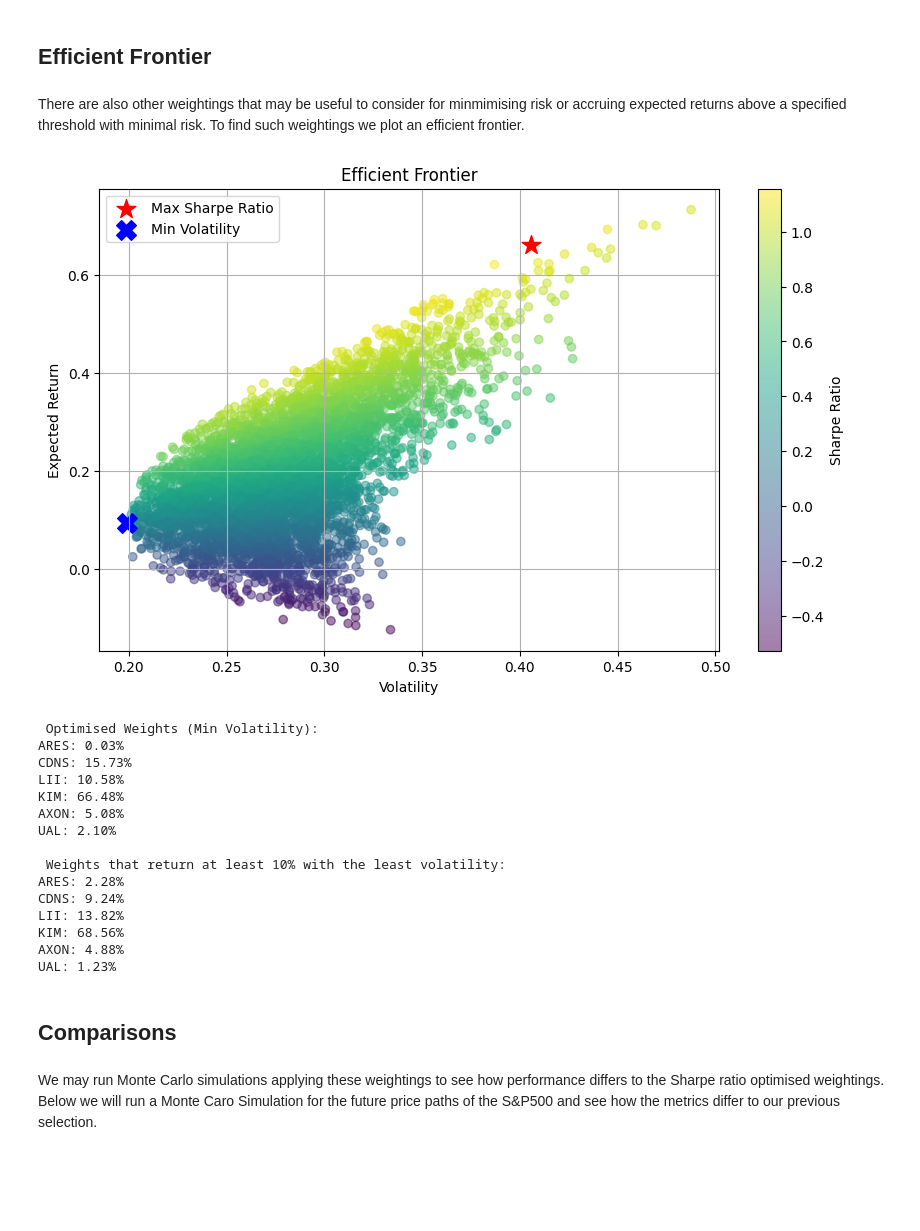
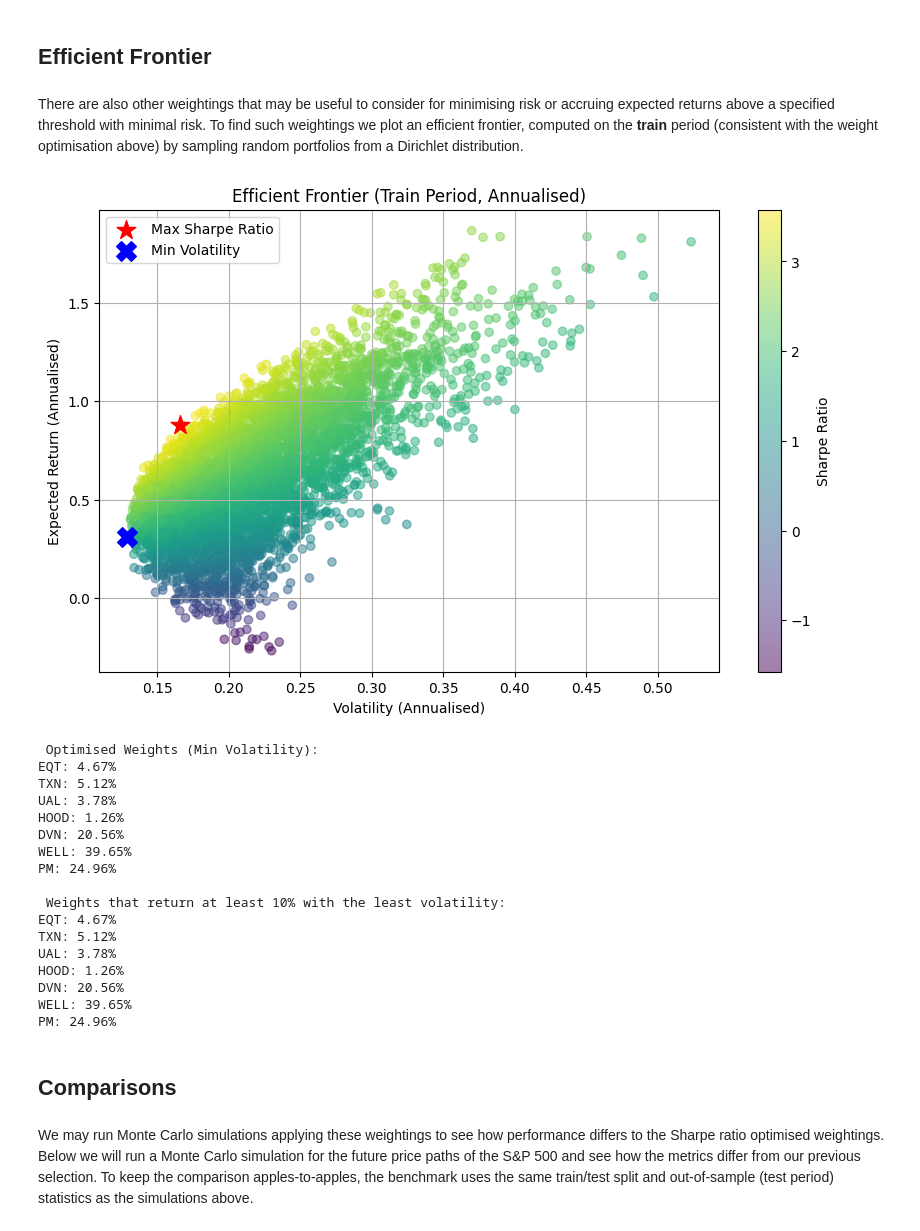
Before and after one commit to tm3023/Stock-Portfolio-Analysis, a Jupyter notebook: Portfolio_Analysis.ipynb, the cells around one changed output. Cells and saved outputs as stored; diff of their text form; code cells hidden in the pictures; blank space fills up the shorter version.

```diff
--- a/Portfolio_Analysis.ipynb
+++ b/Portfolio_Analysis.ipynb
@@ -350,10 +365,11 @@ Mean Max Drawdown: -20.73%
 # %% [markdown]
 ## Efficient Frontier
 # %% [markdown]
-There are also other weightings that may be useful to consider for minmimising risk or accruing expected returns above a specified threshold with minimal risk. To find such weightings we plot an efficient frontier.
+There are also other weightings that may be useful to consider for minimising risk or accruing expected returns above a specified threshold with minimal risk. To find such weightings we plot an efficient frontier, computed on the **train** period (consistent with the weight optimisation above) by sampling random portfolios from a Dirichlet distribution.
 # %%
-# EFFICIENT FRONTIER
-np.random.seed(123)
+# EFFICIENT FRONTIER (train period, consistent with the weight optimisation above)
+rng = set_seed(SEED)
+
 # Settings
 n_portfolios = 5000
 
@@ -365,14 +381,14 @@ results = {
 }
 
 for i in range(n_portfolios):
-    weights = np.random.dirichlet(np.ones(len(selected_tickers)))
-    port_return = np.dot(weights, mean_returns)
-    port_volatility = np.sqrt(np.dot(weights.T, np.dot(cov_matrix, weights)))
-    sharpe_ratio = (port_return - risk_free_rate)*np.sqrt(252) / port_volatility
+    weights = rng.dirichlet(np.ones(len(selected_tickers)))
+    port_return, port_volatility, sharpe_ratio = portfolio_performance(
+        weights, train_mean_returns, train_cov_matrix, risk_free_rate
+    )
 
     # Annualise
     port_return = ((1 + port_return)**252) - 1
-    port_volatility =  port_volatility * np.sqrt(252)
+    port_volatility = port_volatility * np.sqrt(252)
 
     results["returns"].append(port_return)
     results["volatility"].append(port_volatility)
@@ -393,59 +409,65 @@ scatter = plt.scatter(
     portfolios_df['returns'],
     c=portfolios_df['sharpe'],
     cmap='viridis',
     alpha=0.5
 )
 plt.colorbar(scatter, label='Sharpe Ratio')
 
 # Highlight special points
 plt.scatter(
     portfolios_df.loc[max_sharpe_idx, 'volatility'],
     portfolios_df.loc[max_sharpe_idx, 'returns'],
     c='red', marker='*', s=200, label='Max Sharpe Ratio'
 )
 
 plt.scatter(
     portfolios_df.loc[min_vol_idx, 'volatility'],
     portfolios_df.loc[min_vol_idx, 'returns'],
     c='blue', marker='X', s=200, label='Min Volatility'
 )
 
-plt.title('Efficient Frontier')
-plt.xlabel('Volatility')
-plt.ylabel('Expected Return')
+plt.title('Efficient Frontier (Train Period, Annualised)')
+plt.xlabel('Volatility (Annualised)')
+plt.ylabel('Expected Return (Annualised)')
 plt.legend()
 plt.grid(True)
 plt.show()
 
 # Show weights optimised for min volatility
 print("\n Optimised Weights (Min Volatility):")
 for ticker, weight in zip(selected_tickers, portfolios_df.loc[min_vol_idx, 'weights']):
     print(f"{ticker}: {weight:.2%}")
 
-# Weights that returns at least 10% with least volatility
-return_min_vol_idx = portfolios_df[portfolios_df['returns']>=0.1]['volatility'].idxmin()
-print("\n Weights that return at least 10% with the least volatility:")
-for ticker, weight in zip(selected_tickers, portfolios_df.loc[return_min_vol_idx, 'weights']):
-    print(f"{ticker}: {weight:.2%}")
+# Weights that return at least 10% with least volatility
+candidates = portfolios_df[portfolios_df['returns'] >= 0.1]
+if candidates.empty:
+    print("\n No randomly sampled portfolio achieved a 10% annualised return - skipping that comparison.")
+else:
+    return_min_vol_idx = candidates['volatility'].idxmin()
+    print("\n Weights that return at least 10% with the least volatility:")
+    for ticker, weight in zip(selected_tickers, portfolios_df.loc[return_min_vol_idx, 'weights']):
+        print(f"{ticker}: {weight:.2%}")
 # %% [output]
-[figure, old version]
+[figure, new version]
  Optimised Weights (Min Volatility):
-ARES: 0.03%
-CDNS: 15.73%
-LII: 10.58%
-KIM: 66.48%
-AXON: 5.08%
-UAL: 2.10%
+EQT: 4.67%
+TXN: 5.12%
+UAL: 3.78%
+HOOD: 1.26%
+DVN: 20.56%
+WELL: 39.65%
+PM: 24.96%
 
  Weights that return at least 10% with the least volatility:
-ARES: 2.28%
-CDNS: 9.24%
-LII: 13.82%
-KIM: 68.56%
-AXON: 4.88%
-UAL: 1.23%
+EQT: 4.67%
+TXN: 5.12%
+UAL: 3.78%
+HOOD: 1.26%
+DVN: 20.56%
+WELL: 39.65%
+PM: 24.96%
 # %% [markdown]
 ## Comparisons
 # %% [markdown]
-We may run Monte Carlo simulations applying these weightings to see how performance differs to the Sharpe ratio optimised weightings. Below we will run a Monte Caro Simulation for the future price paths of the S&P500 and see how the metrics differ to our previous selection.
+We may run Monte Carlo simulations applying these weightings to see how performance differs to the Sharpe ratio optimised weightings. Below we will run a Monte Carlo simulation for the future price paths of the S&P 500 and see how the metrics differ from our previous selection. To keep the comparison apples-to-apples, the benchmark uses the same train/test split and out-of-sample (test period) statistics as the simulations above.
 # %%
```
Also changed, not shown: parts of 13 cells of this notebook, 12 other files.
